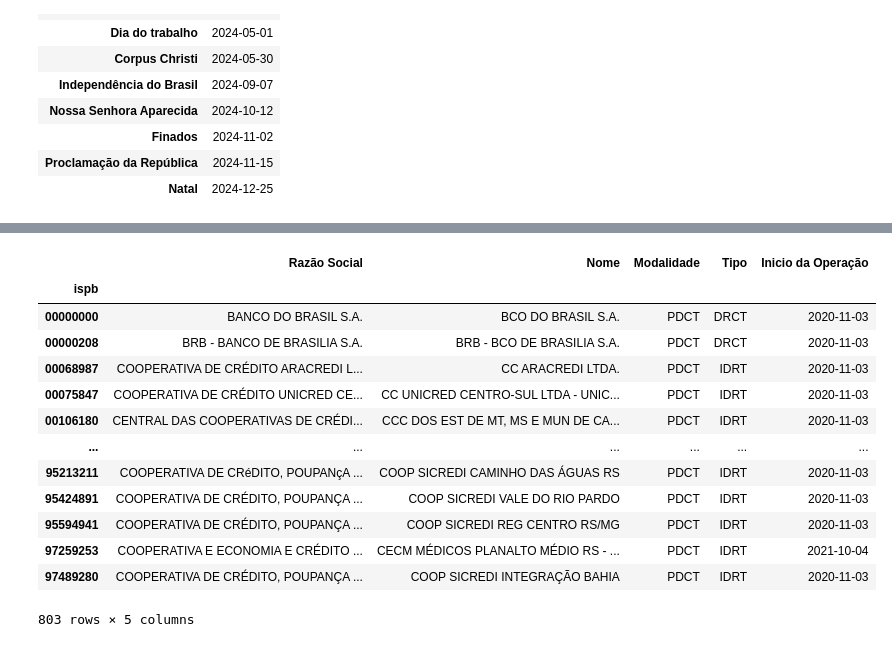
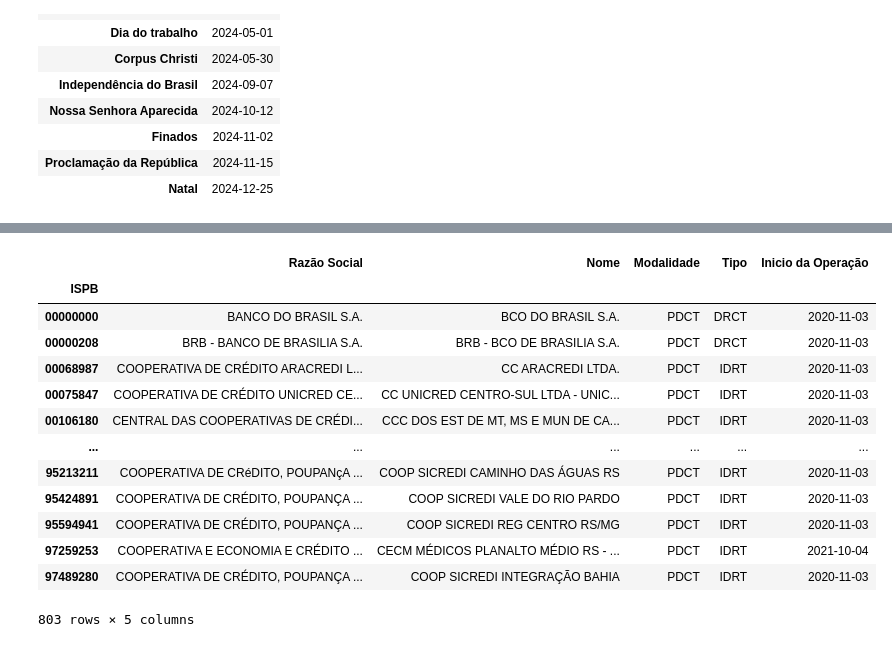
Before and after one commit to victorcanda22/ExercicioCoder, a Jupyter notebook: Projeto Final Coder - ref. 2 parcial.ipynb, the cells around one changed output, grey strips where cells are left out. Drawn from its saved outputs; the diff is of its cells as text; code cells hidden in the pictures.

```diff
--- a/Projeto Final Coder - ref. 2 parcial.ipynb
+++ b/Projeto Final Coder - ref. 2 parcial.ipynb
@@ -107,0 +92,3 @@ df_pix
+# %%
+df_pix = df_pix.replace(['NA', 'N/A', 'None', ''], pd.NA)
+df_pix
@@ -181,13 +194,13 @@ df_feriados24_n
 # %%
-df_pix_n = df_pix.rename(columns={'nome': 'Razão Social', 'nome_reduzido': 'Nome', 'inicio_operação': 'Data de Inicio',
+df_pix_n = df_pix.rename(columns={'nome': 'Razão Social', 'nome_reduzido': 'Nome', 'inicio_operação': 'Data de Inicio', 'ispb': 'ISPB',
                                   'modalidade_participacao': 'Modalidade', 'tipo_participacao': 'Tipo', 'inicio_operacao': 'Inicio da Operação'})
 df_pix_n['Inicio da Operação'] = df_pix_n['Inicio da Operação'].str.slice(start=0, stop=10)
 df_pix_n['Inicio da Operação'] = pd.to_datetime(df_pix_n['Inicio da Operação'])
-df_pix_n = df_pix_n.set_index('ispb')
+df_pix_n = df_pix_n.set_index('ISPB')
 df_pix_n
 # %% [output]
 |  | Razão Social | Nome | Modalidade | Tipo | Inicio da Operação |
-| ispb |  |  |  |  |  |
+| ISPB |  |  |  |  |  |
 | 00000000 | BANCO DO BRASIL S.A. | BCO DO BRASIL S.A. | PDCT | DRCT | 2020-11-03 |
 | 00000208 | BRB - BANCO DE BRASILIA S.A. | BRB - BCO DE BRASILIA S.A. | PDCT | DRCT | 2020-11-03 |
 | 00068987 | COOPERATIVA DE CRÉDITO ARACREDI L... | CC ARACREDI LTDA. | PDCT | IDRT | 2020-11-03 |
```
Also changed, not shown: parts of 9 cells of this notebook.
